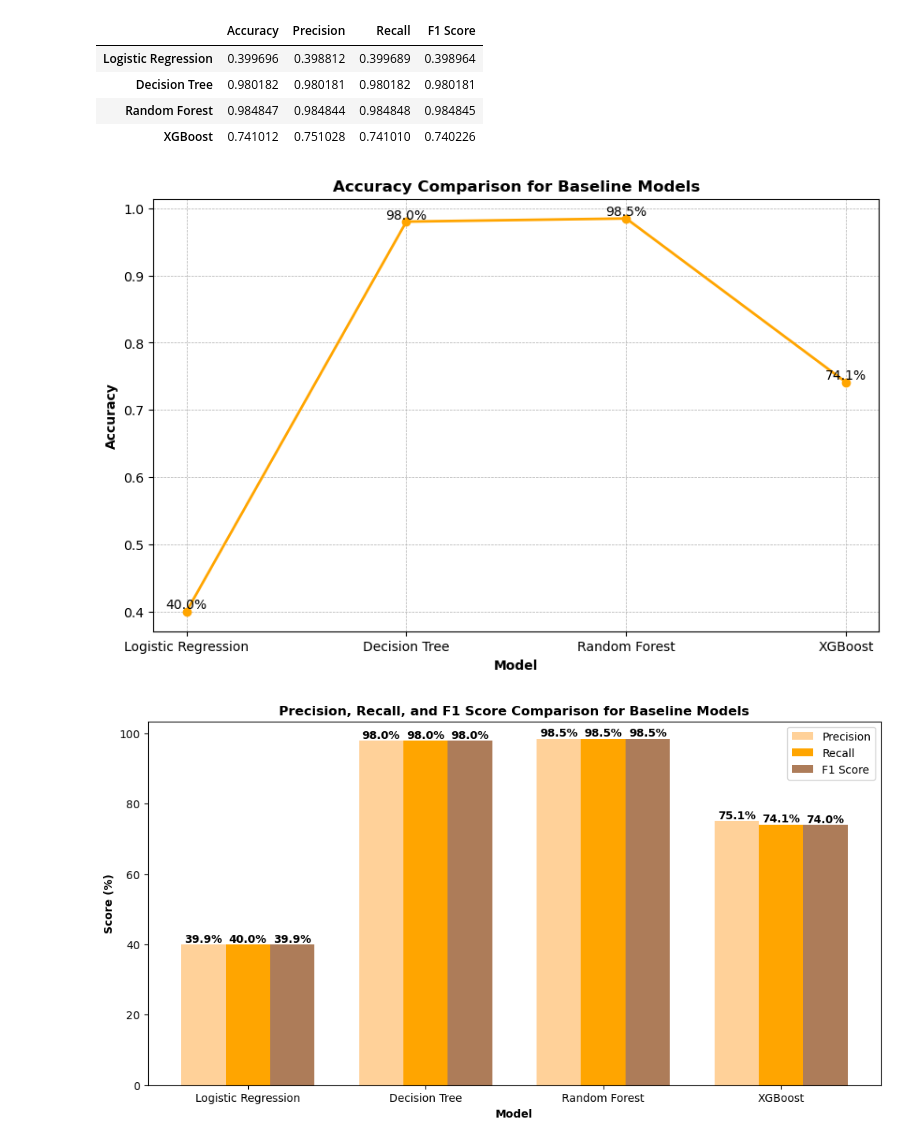
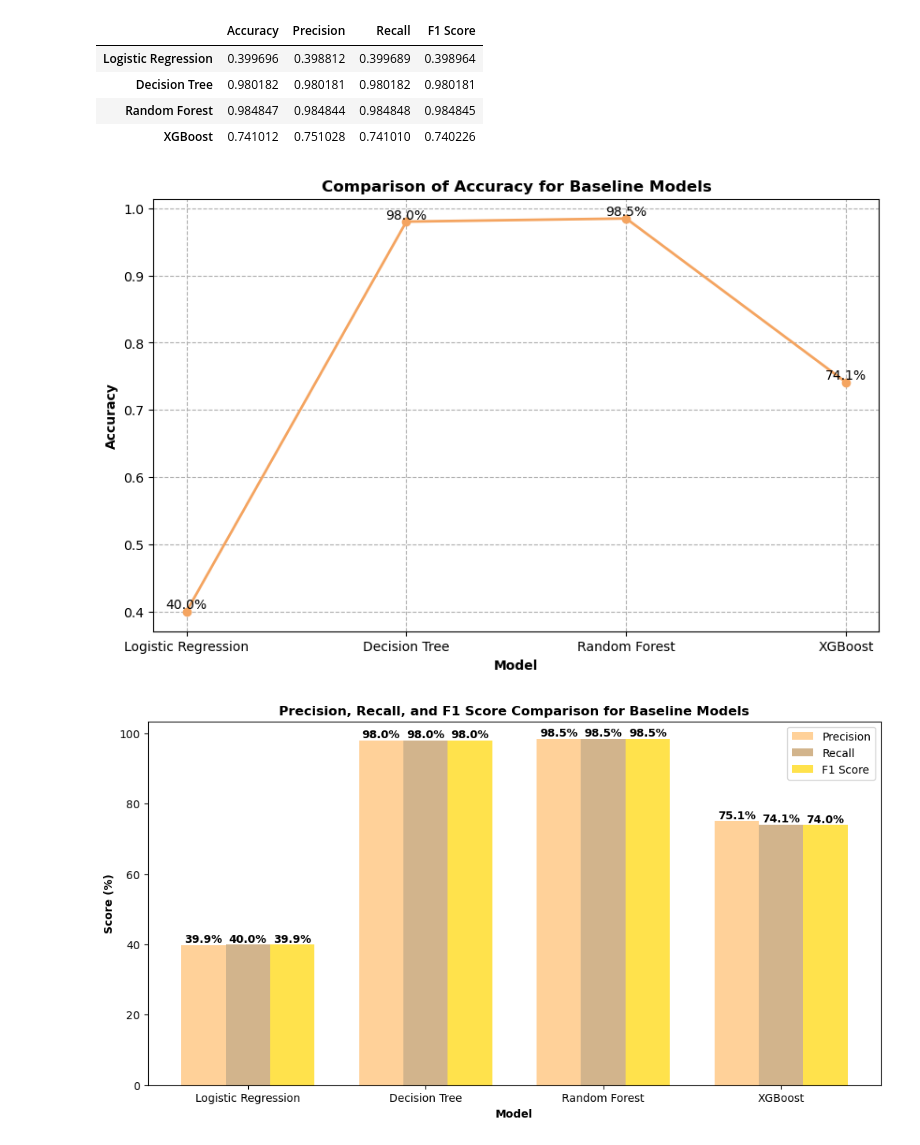
Before and after one commit to hsu780112/Bike-Share-Project, a Jupyter notebook: Modeling - Bike Share System in the SF Bay Area.ipynb, the cells around one changed output. Cells and saved outputs as stored; diff of their text form; code cells hidden in the pictures.

Commit message:
updated modeling

```diff
--- a/Modeling - Bike Share System in the SF Bay Area.ipynb
+++ b/Modeling - Bike Share System in the SF Bay Area.ipynb
@@ -557,64 +557,67 @@ model_metrics_df
 | Random Forest | 0.984847 | 0.984844 | 0.984848 | 0.984845 |
 | XGBoost | 0.741012 | 0.751028 | 0.741010 | 0.740226 |
 # %%
-# List of model names and corresponding accuracy scores
+# Creating a list of model names
+# Creating a list of model's corresponding accuracy scores
 models = ['Logistic Regression', 'Decision Tree', 'Random Forest', 'XGBoost']
 accuracy_scores = [accuracy_logreg, accuracy_dt_model, accuracy_random_forest_model, accuracy_xgbc]
 
-# Plot the line graph with an orange color theme and grid lines
+# Plotting a line graph to compare the accuracy scores of each model
 plt.figure(figsize=(10, 6))
-plt.plot(models, accuracy_scores, color='orange', marker='o', linestyle='-', linewidth=2)
+plt.plot(models, accuracy_scores, color='sandybrown', marker='o', linestyle='-', linewidth=2)
 plt.xlabel('Model', fontweight='bold')
 plt.ylabel('Accuracy', fontweight='bold')
-plt.title('Accuracy Comparison for Baseline Models', fontweight='bold')
+plt.title('Comparison of Accuracy for Baseline Models', fontweight='bold')
 
 # Add accuracy score labels
 for i, score in enumerate(accuracy_scores):
     plt.text(models[i], score, f"{score*100:.1f}%", ha='center', va='bottom')
 
-plt.grid(True, which='both', linestyle='--', linewidth=0.5)  # Add both horizontal and vertical grid lines
+# Add grid lines
+plt.grid(True, which='both', linestyle='--')
 plt.show()
 # %% [output]
-[figure, old version]
+[figure, new version]
 # %%
-# List of model names and corresponding precision, recall, and F1 scores
+# Creating a list of model names
+# Creating a list of model's corresponding precision, recall, and F1 scores
 models = ['Logistic Regression', 'Decision Tree', 'Random Forest', 'XGBoost']
 precision_scores = [precision_logreg, precision_dt_model, precision_random_forest_model, precision_xgbc]
 recall_scores = [recall_logreg, recall_dt_model, recall_random_forest_model, recall_xgbc]
 f1_scores = [f1_logreg, f1_dt_model, f1_random_forest_model, f1_xgbc]
 
-# Convert scores to percentages with one decimal place
-precision_scores_pct = [round(score * 100, 1) for score in precision_scores]
-recall_scores_pct = [round(score * 100, 1) for score in recall_scores]
-f1_scores_pct = [round(score * 100, 1) for score in f1_scores]
+# Converting scores to percentages with two decimal place
+precision_scores_pct = [round(score * 100, 2) for score in precision_scores]
+recall_scores_pct = [round(score * 100, 2) for score in recall_scores]
+f1_scores_pct = [round(score * 100, 2) for score in f1_scores]
 
 # Set the positions and width for the bars
 pos = np.arange(len(models))
 width = 0.25
 
-# Plot the bar graph for precision with an orange color theme
+# Plotting the bar graph for precision with an orange color theme
 plt.figure(figsize=(12, 6))
 plt.bar(pos, precision_scores_pct, width, color='darkorange', alpha=0.4, label='Precision')
 
-# Plot the bar graph for recall with a darker orange color
-plt.bar(pos + width, recall_scores_pct, width, color='orange', label='Recall')
+# Plotting the bar graph for recall with a darker orange color
+plt.bar(pos + width, recall_scores_pct, width, color='tan', label='Recall')
 
-# Plot the bar graph for F1 score with a much darker orange color
-plt.bar(pos + 2 * width, f1_scores_pct, width, color='saddlebrown', alpha=0.7, label='F1 Score')
+# Plotting the bar graph for F1 score with a much darker orange color
+plt.bar(pos + 2 * width, f1_scores_pct, width, color='gold', alpha=0.7, label='F1 Score')
 
 # Add xticks on the middle of the group bars
 plt.xlabel('Model', fontweight='bold')
 plt.ylabel('Score (%)', fontweight='bold')
 plt.title('Precision, Recall, and F1 Score Comparison for Baseline Models', fontweight='bold')
 plt.xticks(pos + width, models, rotation=360)
 plt.legend()
 
-# Add score labels on top of the bars
+# Adding score labels to the bars
 for i in range(len(models)):
     plt.text(pos[i], precision_scores_pct[i], f"{precision_scores_pct[i]:.1f}%", ha='center', va='bottom', fontweight='bold')
     plt.text(pos[i] + width, recall_scores_pct[i], f"{recall_scores_pct[i]:.1f}%", ha='center', va='bottom', fontweight='bold')
     plt.text(pos[i] + 2 * width, f1_scores_pct[i], f"{f1_scores_pct[i]:.1f}%", ha='center', va='bottom', fontweight='bold')
 
 plt.show()
 # %% [output]
-[figure, old version]
+[figure, new version]
```
Also changed, not shown: parts of 1 cell of this notebook.
